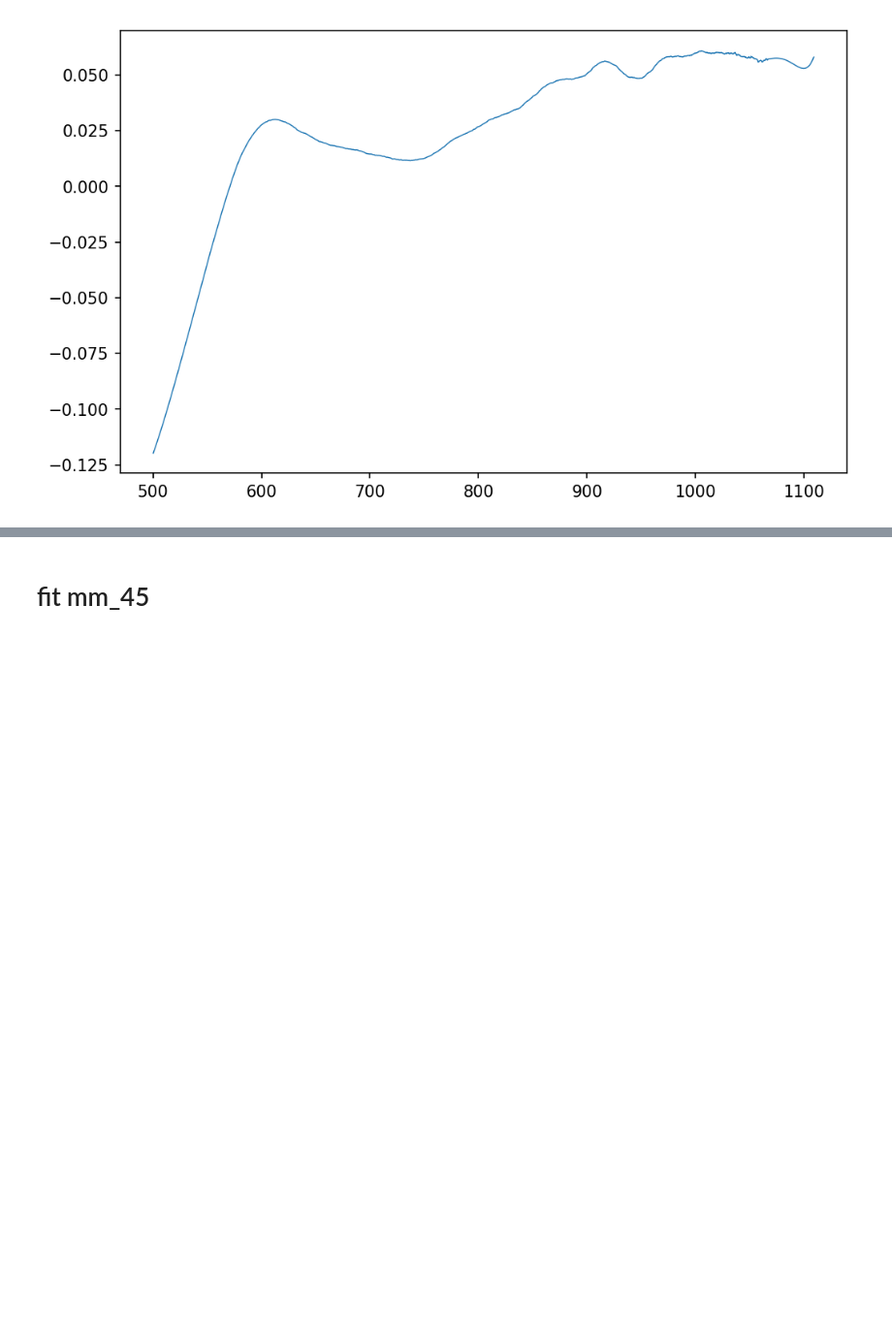
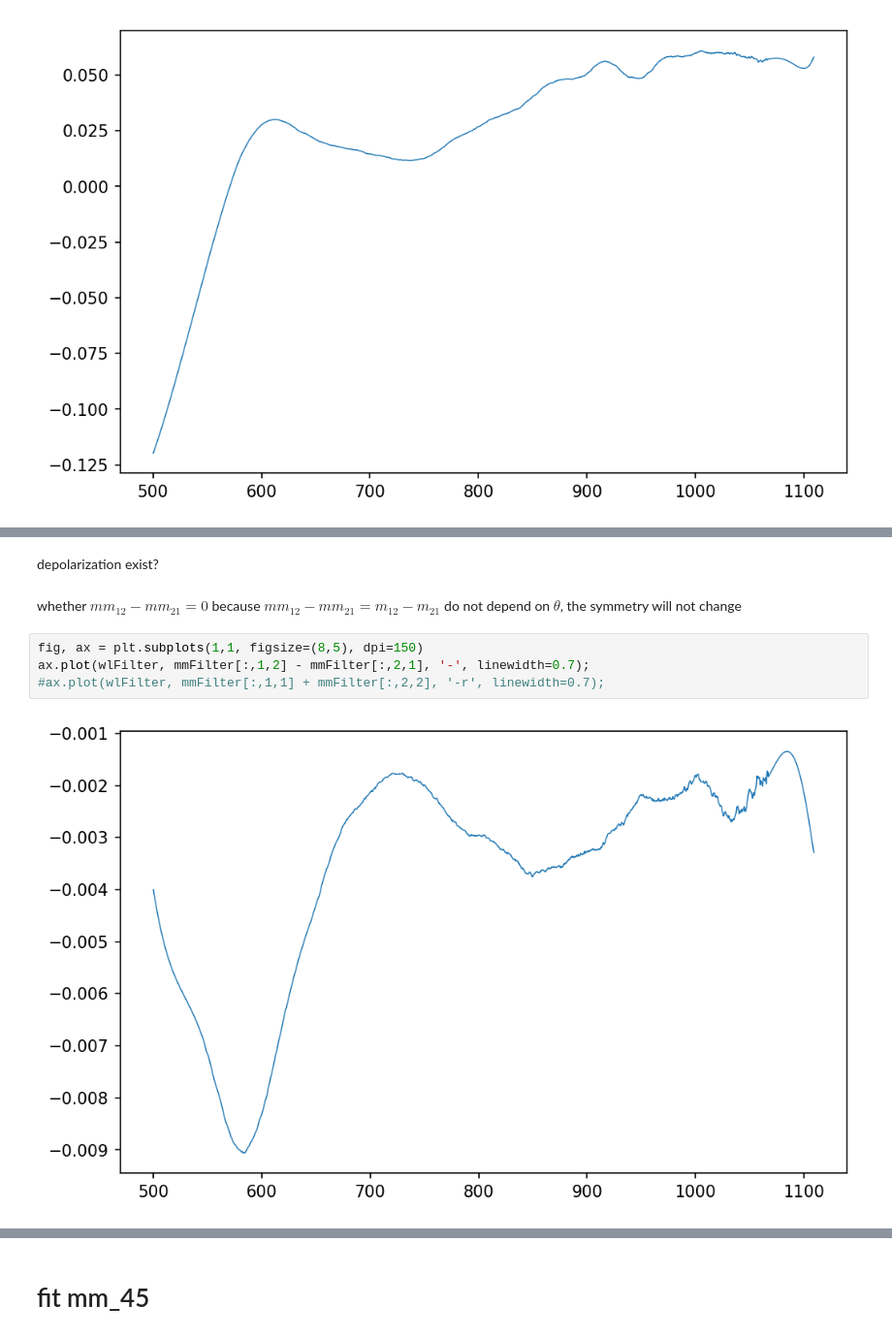
Before and after one commit to kouui/DSTHorizontalSpectroPolarimeter, a Jupyter notebook: calibration/homework_20180410_mmsp2.ipynb, the cells around one changed output, grey strips where cells are left out. Shown at 97% size. Cells and saved outputs as stored; diff of their text form; blank space fills up the shorter version.

```diff
--- a/calibration/homework_20180410_mmsp2.ipynb
+++ b/calibration/homework_20180410_mmsp2.ipynb
@@ -299,0 +308,10 @@ ax.plot(wlFilter, m01_m_m10, '-', linewidth=0.7);
+# %% [markdown]
+depolarization exist?
+# %% [markdown]
+whether ${mm}_{12}-{mm}_{21}=0$ because  ${mm}_{12}-{mm}_{21}={m}_{12}-{m}_{21}$ do not depend on $\theta$, the symmetry will not change
+# %%
+fig, ax = plt.subplots(1,1, figsize=(8,5), dpi=150)
+ax.plot(wlFilter, mmFilter[:,1,2] - mmFilter[:,2,1], '-', linewidth=0.7);
+#ax.plot(wlFilter, mmFilter[:,1,1] + mmFilter[:,2,2], '-r', linewidth=0.7);
+# %% [output]
+[figure, added]
```
Also changed, not shown: parts of 10 cells of this notebook.
